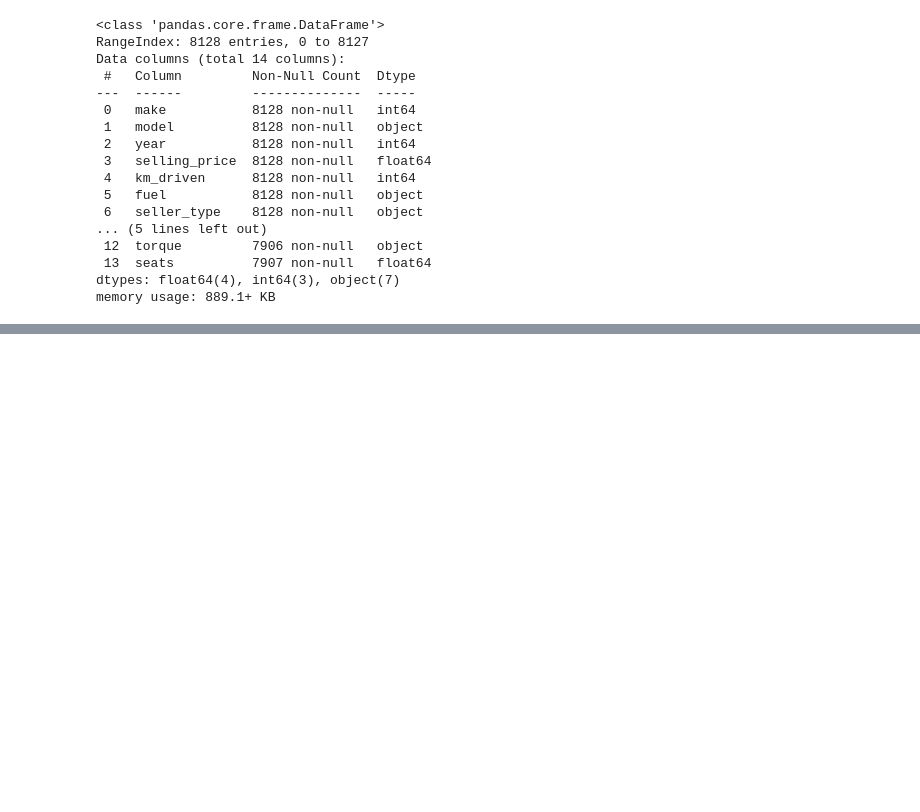
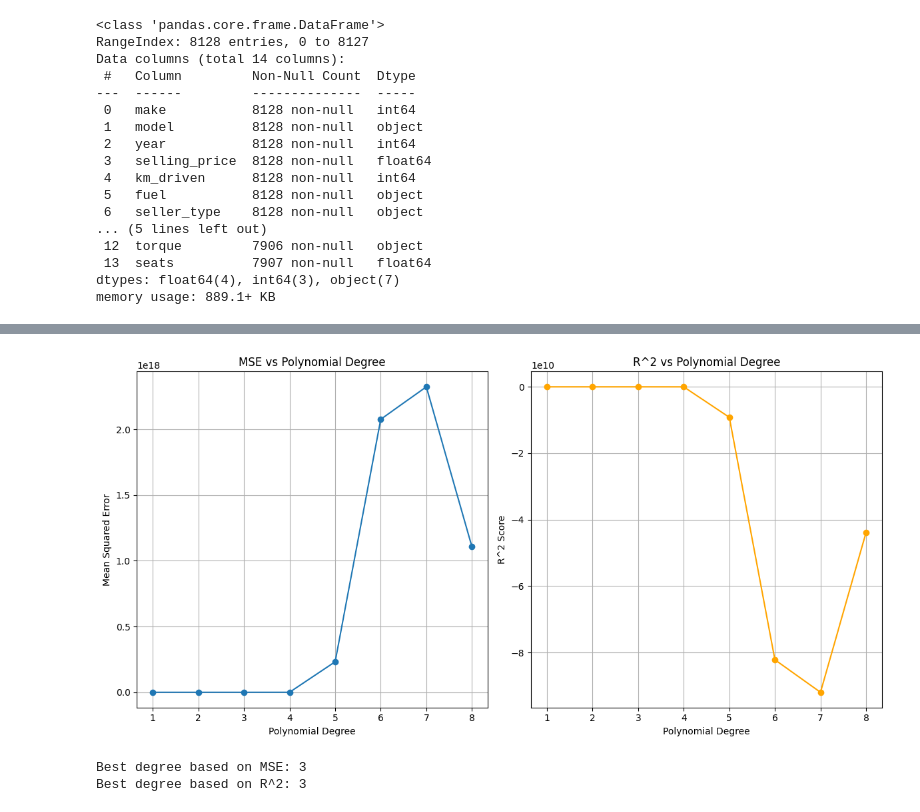
Before and after one commit to IAmEchino/INST414-Module6-IAmEchino, a Jupyter notebook: module_6.ipynb, the cells around one changed output, grey strips where cells are left out. Saved outputs shown, nothing was run; the diff lists cells and outputs as text; code cells hidden in the pictures; blank space fills up the shorter version.

```diff
--- a/module_6.ipynb
+++ b/module_6.ipynb
@@ -207,6 +233,6 @@ print(features)
 # %%
-# Evaluate polynomial regression for degrees 1 through 10
-degrees = range(1, 11)
+# Evaluate polynomial regression for degrees 1 through 8
+degrees = range(1, 9)
 mse_list = []
 r2_list = []
 
@@ -240,31 +266,35 @@ for degree in degrees:
 # Plot MSE and R^2 for each degree
 plt.figure(figsize=(12, 6))
 
 # Plot MSE
 plt.subplot(1, 2, 1)
 plt.plot(degrees, mse_list, marker='o', label='MSE')
 plt.xlabel('Polynomial Degree')
 plt.ylabel('Mean Squared Error')
 plt.title('MSE vs Polynomial Degree')
 plt.grid(True)
 
 # Plot R^2
 plt.subplot(1, 2, 2)
 plt.plot(degrees, r2_list, marker='o', label='R^2', color='orange')
 plt.xlabel('Polynomial Degree')
 plt.ylabel('R^2 Score')
 plt.title('R^2 vs Polynomial Degree')
 plt.grid(True)
 
 plt.tight_layout()
 plt.show()
 
 # Print the best degree based on MSE and R^2
 best_degree_mse = degrees[np.argmin(mse_list)]
 best_degree_r2 = degrees[np.argmax(r2_list)]
 print(f"Best degree based on MSE: {best_degree_mse}")
 print(f"Best degree based on R^2: {best_degree_r2}")
 
 # Train the final model with the best degree
 best_degree = best_degree_r2  # or best_degree_mse based on your preference
+# %% [output]
+[figure, added]
+Best degree based on MSE: 3
+Best degree based on R^2: 3
 # %%
```
Also changed, not shown: parts of 9 cells of this notebook, 1 other file.
